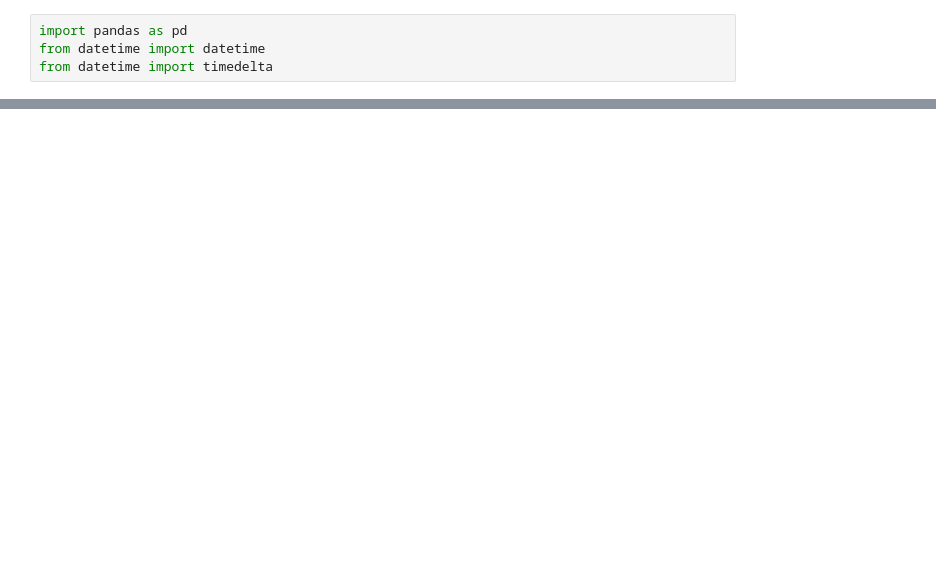
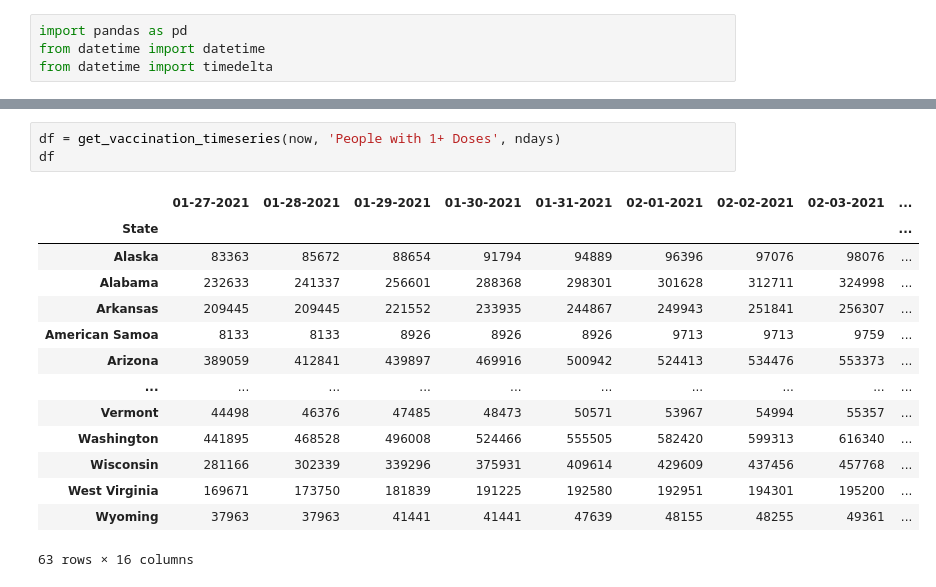
Before and after one commit to jmocay/Notebooks, a Jupyter notebook: covid19_vaccination.ipynb, the cells around one changed output, grey strips where cells are left out. Cells and saved outputs as stored; diff of their text form; blank space fills up the shorter version.

```diff
--- a/covid19_vaccination.ipynb
+++ b/covid19_vaccination.ipynb
@@ -65,0 +111,18 @@ df
+# %%
+df = get_vaccination_timeseries(now, 'People with 1+ Doses', ndays)
+df
+# %% [output]
+|  | 01-27-2021 | 01-28-2021 | 01-29-2021 | 01-30-2021 | 01-31-2021 | 02-01-2021 | 02-02-2021 | 02-03-2021 | ... |
+| State |  |  |  |  |  |  |  |  | ... |
+| Alaska | 83363 | 85672 | 88654 | 91794 | 94889 | 96396 | 97076 | 98076 | ... |
+| Alabama | 232633 | 241337 | 256601 | 288368 | 298301 | 301628 | 312711 | 324998 | ... |
+| Arkansas | 209445 | 209445 | 221552 | 233935 | 244867 | 249943 | 251841 | 256307 | ... |
+| American Samoa | 8133 | 8133 | 8926 | 8926 | 8926 | 9713 | 9713 | 9759 | ... |
+| Arizona | 389059 | 412841 | 439897 | 469916 | 500942 | 524413 | 534476 | 553373 | ... |
+| ... | ... | ... | ... | ... | ... | ... | ... | ... | ... |
+| Vermont | 44498 | 46376 | 47485 | 48473 | 50571 | 53967 | 54994 | 55357 | ... |
+| Washington | 441895 | 468528 | 496008 | 524466 | 555505 | 582420 | 599313 | 616340 | ... |
+| Wisconsin | 281166 | 302339 | 339296 | 375931 | 409614 | 429609 | 437456 | 457768 | ... |
+| West Virginia | 169671 | 173750 | 181839 | 191225 | 192580 | 192951 | 194301 | 195200 | ... |
+| Wyoming | 37963 | 37963 | 41441 | 41441 | 47639 | 48155 | 48255 | 49361 | ... |
+63 rows × 16 columns
```
Also changed, not shown: parts of 14 cells of this notebook, 10 other files.
